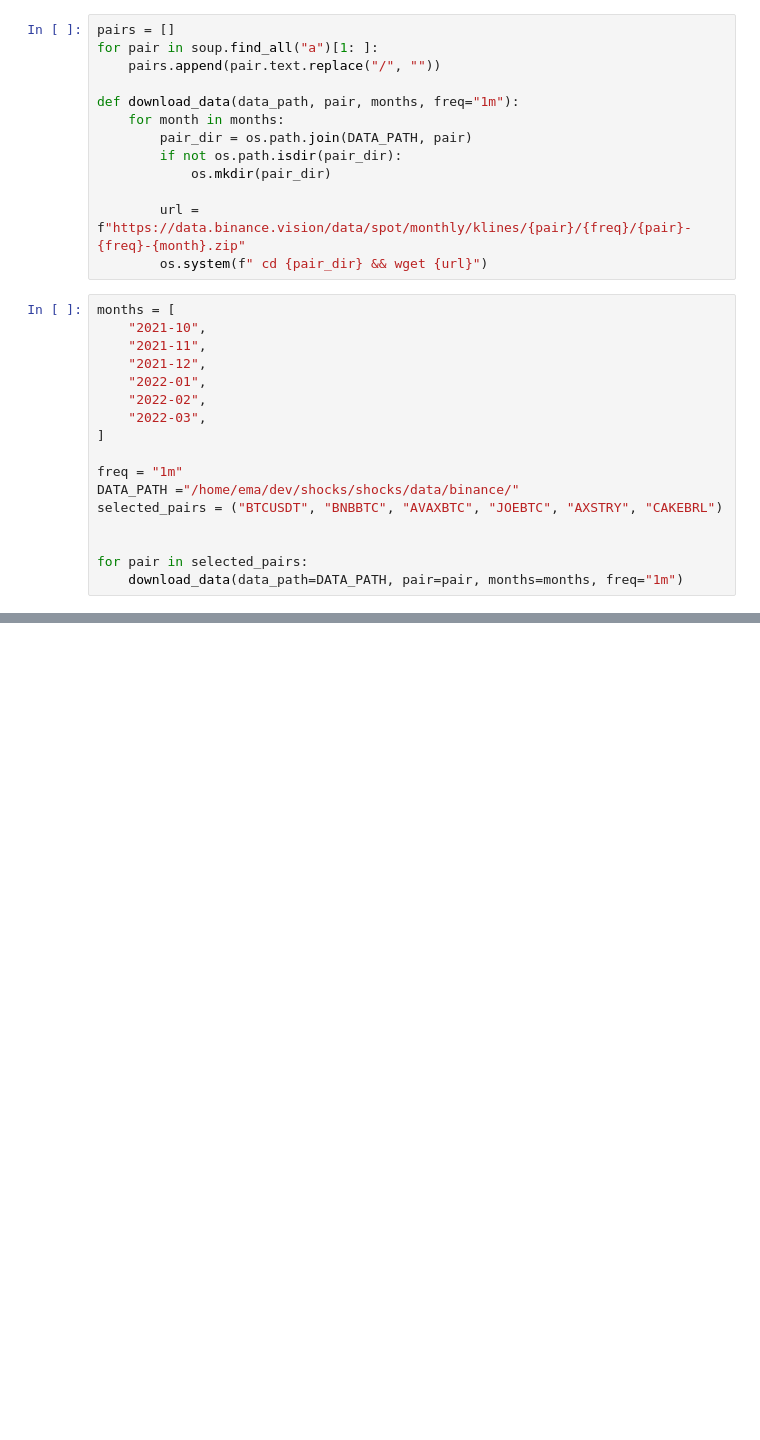
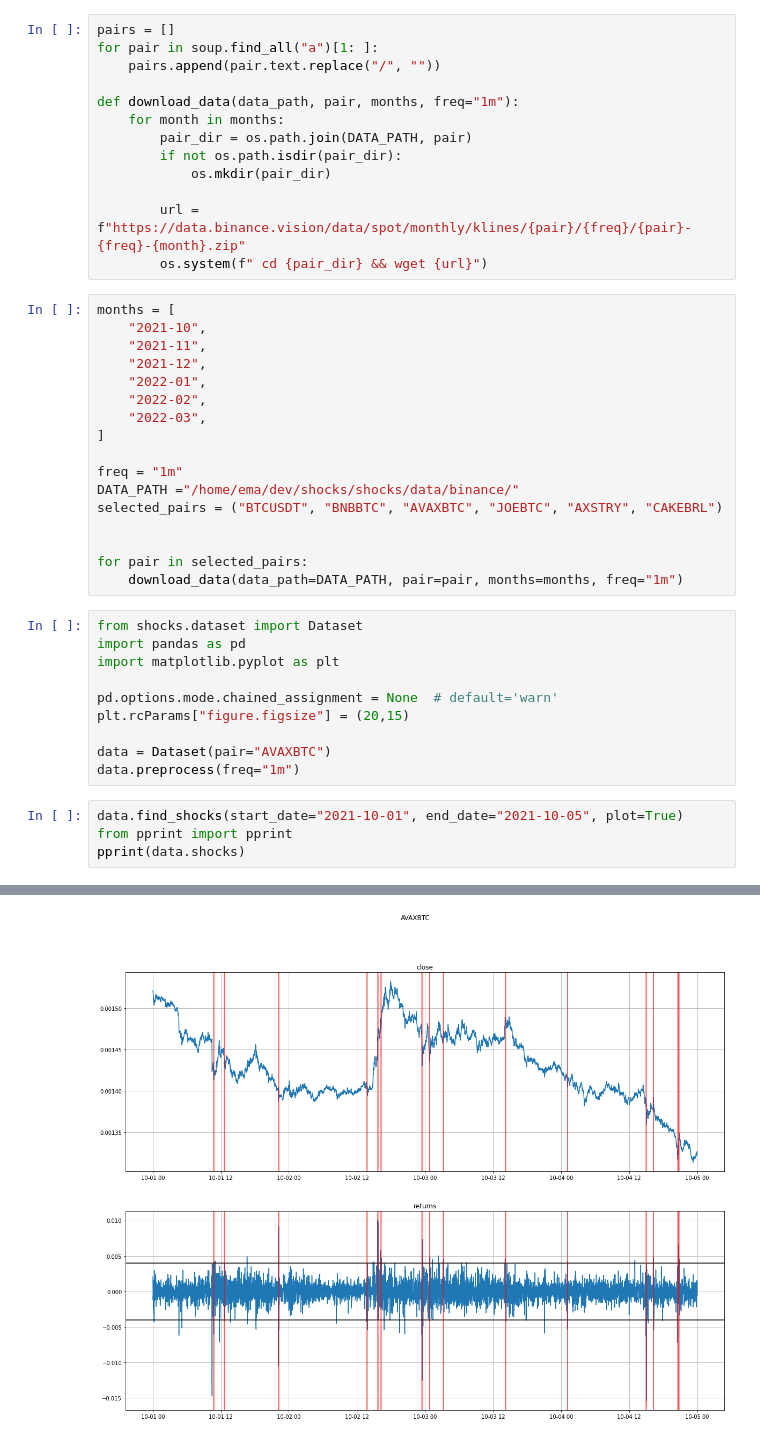
Before and after one commit to EmaMerca/shocks, a Jupyter notebook: data.ipynb, the cells around one changed output, grey strips where cells are left out. Drawn from its saved outputs; the diff is of its cells as text; blank space fills up the shorter version.

Commit message:
feat: dataset

```diff
--- a/data.ipynb
+++ b/data.ipynb
@@ -39,3 +39,18 @@ selected_pairs = ("BTCUSDT", "BNBBTC", "AVAXBTC", "JOEBTC", "AXSTRY", "CAKEBRL")
 
 for pair in selected_pairs:
     download_data(data_path=DATA_PATH, pair=pair, months=months, freq="1m")
+# %%
+from shocks.dataset import Dataset
+import pandas as pd
+import matplotlib.pyplot as plt
+
+pd.options.mode.chained_assignment = None  # default='warn'
+plt.rcParams["figure.figsize"] = (20,15)
+
+data = Dataset(pair="AVAXBTC")
+data.preprocess(freq="1m")
+# %%
+data.find_shocks(start_date="2021-10-01", end_date="2021-10-05", plot=True)
+from pprint import pprint
+pprint(data.shocks)
+# %% [output]
@@ -41,0 +74 @@ for pair in selected_pairs:
+[figure, added]
```
Also changed, not shown: parts of 4 cells of this notebook, 4 other files.
